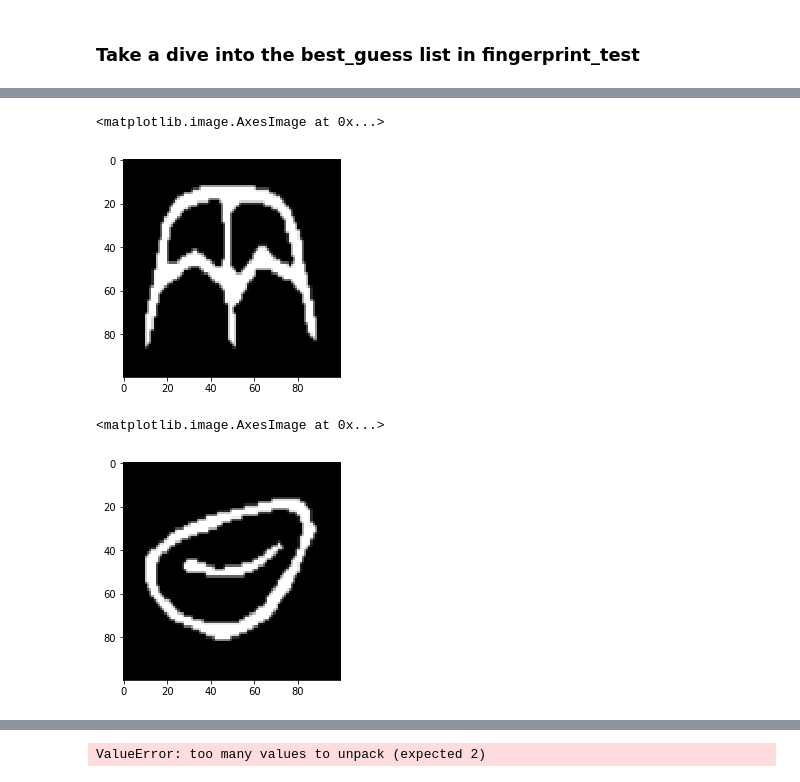
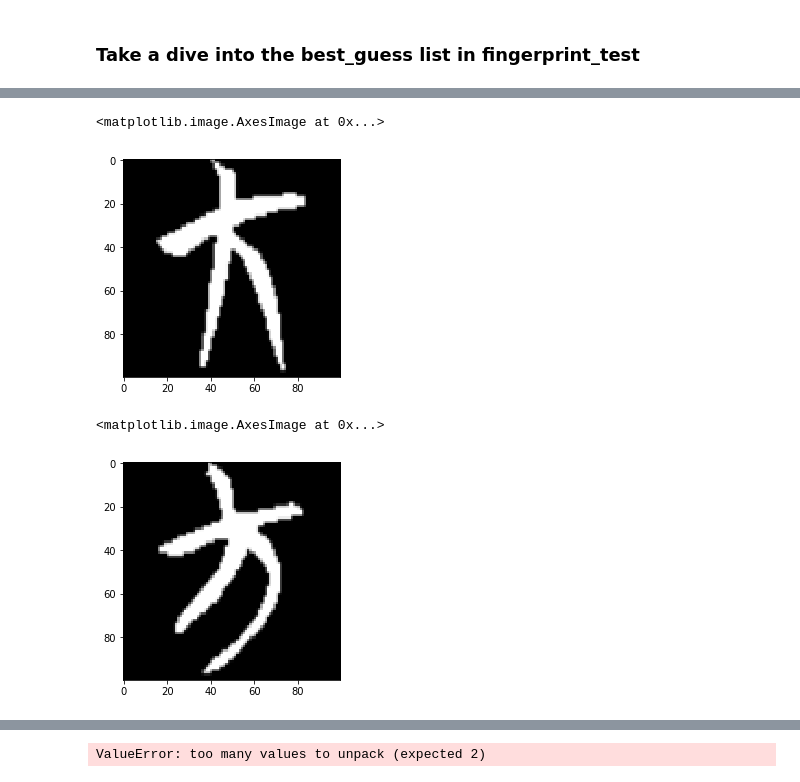
Before and after one commit to matthewgiem/chinese_characters, a Jupyter notebook: fresh_start.ipynb, the cells around one changed output, grey strips where cells are left out. Drawn from its saved outputs; the diff is of its cells as text; code cells hidden in the pictures.

```diff
--- a/fresh_start.ipynb
+++ b/fresh_start.ipynb
@@ -246,10 +347,10 @@ top_five[1]
 # %%
-plt.imshow(indexed_complete_data[1205][-1], cmap='gray')
+plt.imshow(indexed_complete_data[8138][-1], cmap='gray')
 # %% [output]
 <matplotlib.image.AxesImage at 0x...>
-[figure, old version]
+[figure, new version]
 # %%
-plt.imshow(indexed_complete_data[1317][-1], cmap='gray')
+plt.imshow(indexed_complete_data[1780][-1], cmap='gray')
 # %% [output]
 <matplotlib.image.AxesImage at 0x...>
-[figure, old version]
+[figure, new version]
```
Also changed, not shown: parts of 22 cells of this notebook.
